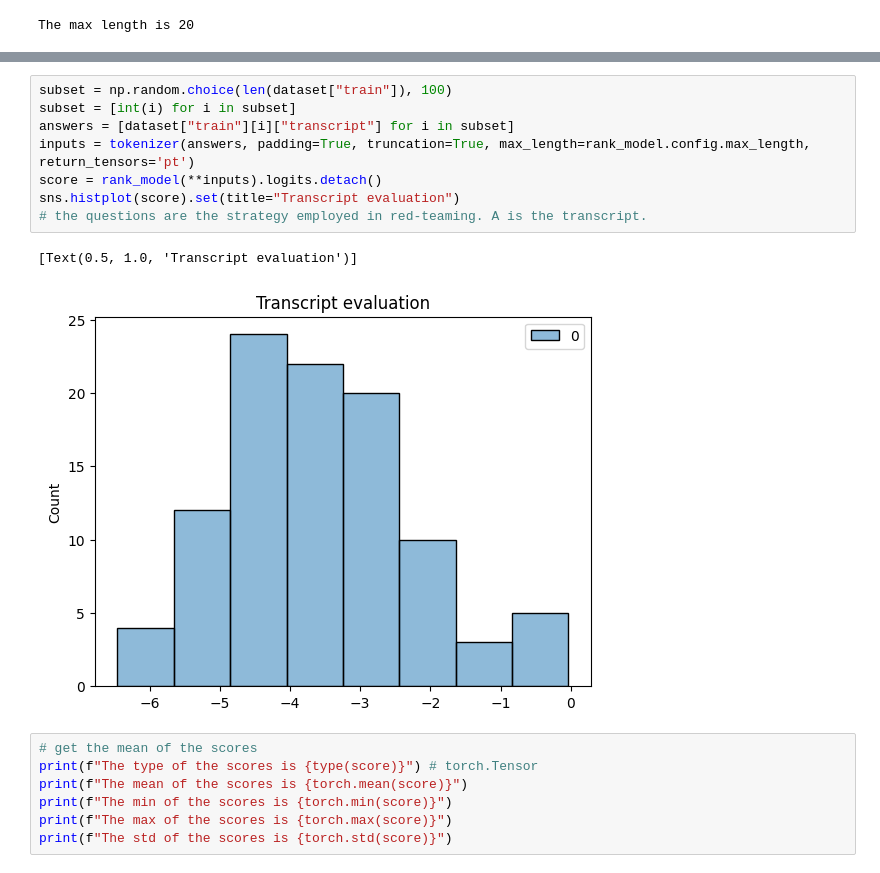
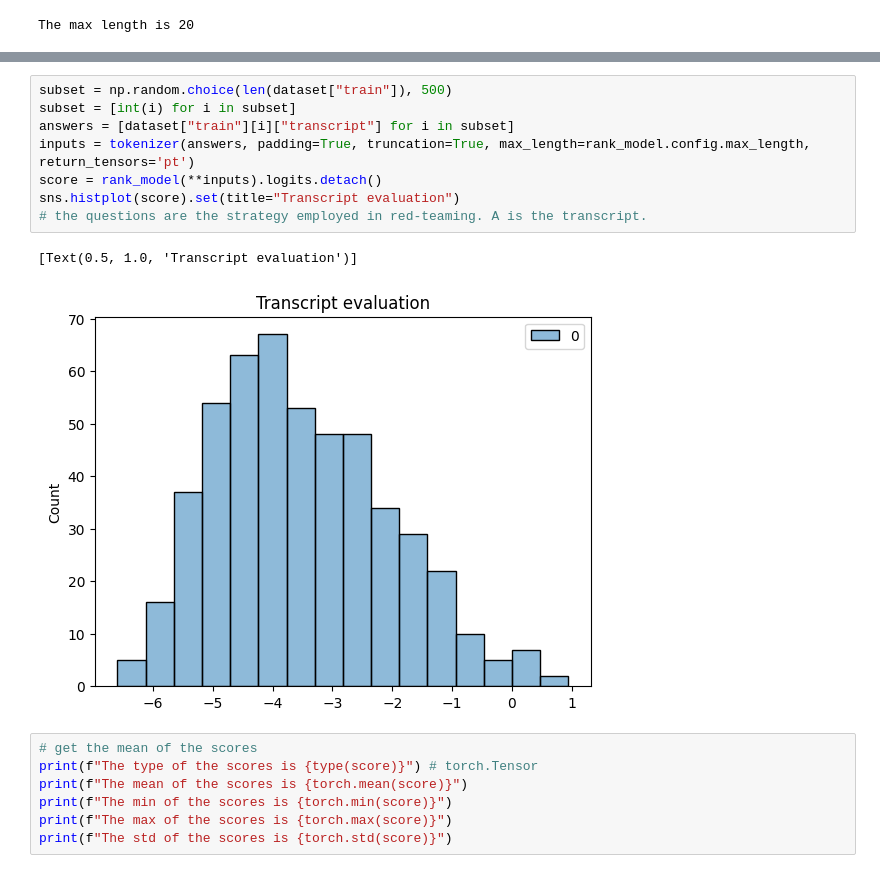
Before and after one commit to openfeedback/superhf, a Jupyter notebook: src/notebooks/peter-RM-exploration.ipynb, the cells around one changed output, grey strips where cells are left out. Cells and saved outputs as stored; diff of their text form.

Commit message:
500 example images committing agian

```diff
--- a/src/notebooks/peter-RM-exploration.ipynb
+++ b/src/notebooks/peter-RM-exploration.ipynb
@@ -179,14 +181,14 @@ sns.histplot(score).set(title="QA pair evaluation")
 # %%
-subset = np.random.choice(len(dataset["train"]), 100)
+subset = np.random.choice(len(dataset["train"]), 500)
 subset = [int(i) for i in subset]
 answers = [dataset["train"][i]["transcript"] for i in subset]
 inputs = tokenizer(answers, padding=True, truncation=True, max_length=rank_model.config.max_length, return_tensors='pt')
 score = rank_model(**inputs).logits.detach()
 sns.histplot(score).set(title="Transcript evaluation")
 # the questions are the strategy employed in red-teaming. A is the transcript.
 # %% [output]
 [Text(0.5, 1.0, 'Transcript evaluation')]
-[figure, old version]
+[figure, new version]
 # %%
 # get the mean of the scores
 print(f"The type of the scores is {type(score)}") # torch.Tensor
```
Also changed, not shown: parts of 6 cells of this notebook.
